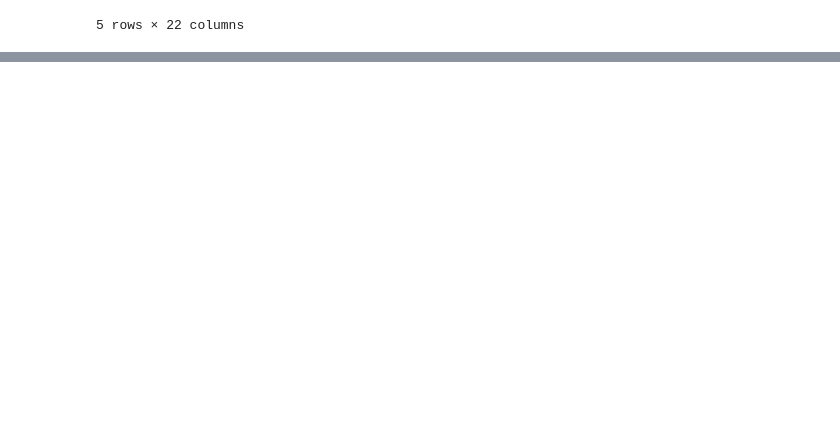
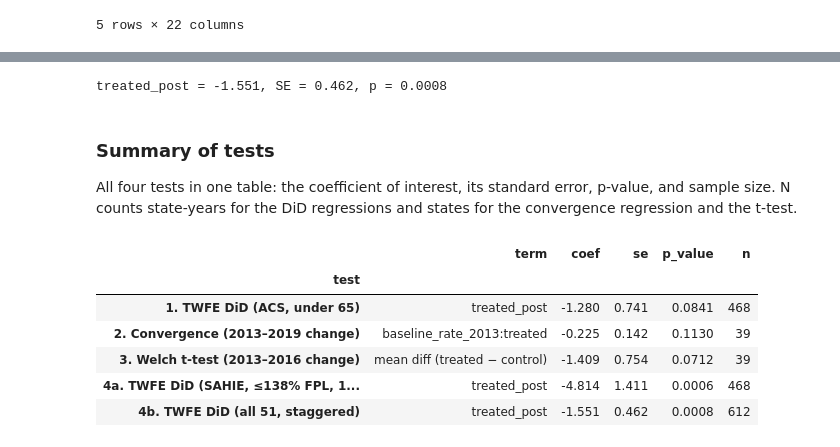
Before and after one commit to JTvH-13/ECON-630-Week-6-Assignment, a Jupyter notebook: analysis.ipynb, the cells around one changed output, grey strips where cells are left out. Saved outputs shown, nothing was run; the diff lists cells and outputs as text; code cells hidden in the pictures; blank space fills up the shorter version.

```diff
--- a/analysis.ipynb
+++ b/analysis.ipynb
@@ -338,0 +529,15 @@ did.head()
+# %%
+chg_t = conv.loc[conv["group"] == "treated", "change_2013_2016"]
+chg_c = conv.loc[conv["group"] == "control", "change_2013_2016"]
+welch = stats.ttest_ind(chg_t, chg_c, equal_var=False)
+
+summary_rows.append({
+    "test": "3. Welch t-test (2013–2016 change)",
+    "term": "mean diff (treated − control)",
+    "coef": chg_t.mean() - chg_c.mean(),
+    "se": np.sqrt(chg_t.var() / len(chg_t) + chg_c.var() / len(chg_c)),
+    "p_value": welch.pvalue,
+    "n": len(chg_t) + len(chg_c),
+})
+print(f"Mean change: treated {chg_t.mean():.2f} pp, control {chg_c.mean():.2f} pp; "
+      f"t = {welch.statistic:.2f}, p = {welch.pvalue:.4f}")
@@ -338,0 +555,13 @@ did.head()
+# %%
+sahie["state_postal"] = sahie["state"].map(FIPS_TO_POSTAL)
+sahie_did = did[["state", "year", "treated_post"]].merge(
+    sahie[["state_postal", "year", "PCTUI_PT"]].rename(columns={"state_postal": "state"}),
+    on=["state", "year"], how="left", validate="one_to_one",
+)
+assert len(sahie_did) == 39 * 12, len(sahie_did)
+assert sahie_did["PCTUI_PT"].notna().all()
+
+twfe_sahie = run_twfe(sahie_did, "PCTUI_PT")
+summary_rows.append(summary_row("4a. TWFE DiD (SAHIE, ≤138% FPL, 18–64)", "treated_post", twfe_sahie))
+print(f"treated_post = {twfe_sahie.params['treated_post']:.3f}, SE = {twfe_sahie.bse['treated_post']:.3f}, "
+      f"p = {twfe_sahie.pvalues['treated_post']:.4f}")
@@ -338,0 +577,29 @@ did.head()
+# %%
+staggered = acs.copy()
+staggered["treated_post"] = (
+    (staggered["year"] >= staggered["expansion_year"]) & (staggered["group"] != "control")
+).fillna(False).astype(int)  # NA expansion year (never expanded) -> 0
+assert len(staggered) == 51 * 12, len(staggered)
+
+twfe_staggered = run_twfe(staggered, "uninsured_rate_under65")
+summary_rows.append(summary_row("4b. TWFE DiD (all 51, staggered)", "treated_post", twfe_staggered))
+print(f"treated_post = {twfe_staggered.params['treated_post']:.3f}, SE = {twfe_staggered.bse['treated_post']:.3f}, "
+      f"p = {twfe_staggered.pvalues['treated_post']:.4f}")
+# %% [output]
+treated_post = -1.551, SE = 0.462, p = 0.0008
+# %% [markdown]
+### Summary of tests
+
+All four tests in one table: the coefficient of interest, its standard error, p-value, and sample size. N counts
+state-years for the DiD regressions and states for the convergence regression and the t-test.
+# %%
+summary = pd.DataFrame(summary_rows).set_index("test")
+summary.style.format({"coef": "{:.3f}", "se": "{:.3f}", "p_value": "{:.4f}"})
+# %% [output]
+|  | term | coef | se | p_value | n |
+| test |  |  |  |  |  |
+| 1. TWFE DiD (ACS, under 65) | treated_post | -1.280 | 0.741 | 0.0841 | 468 |
+| 2. Convergence (2013–2019 change) | baseline_rate_2013:treated | -0.225 | 0.142 | 0.1130 | 39 |
+| 3. Welch t-test (2013–2016 change) | mean diff (treated − control) | -1.409 | 0.754 | 0.0712 | 39 |
+| 4a. TWFE DiD (SAHIE, ≤138% FPL, 1... | treated_post | -4.814 | 1.411 | 0.0006 | 468 |
+| 4b. TWFE DiD (all 51, staggered) | treated_post | -1.551 | 0.462 | 0.0008 | 612 |
```
Also changed, not shown: parts of 21 cells of this notebook, 1 other file.
